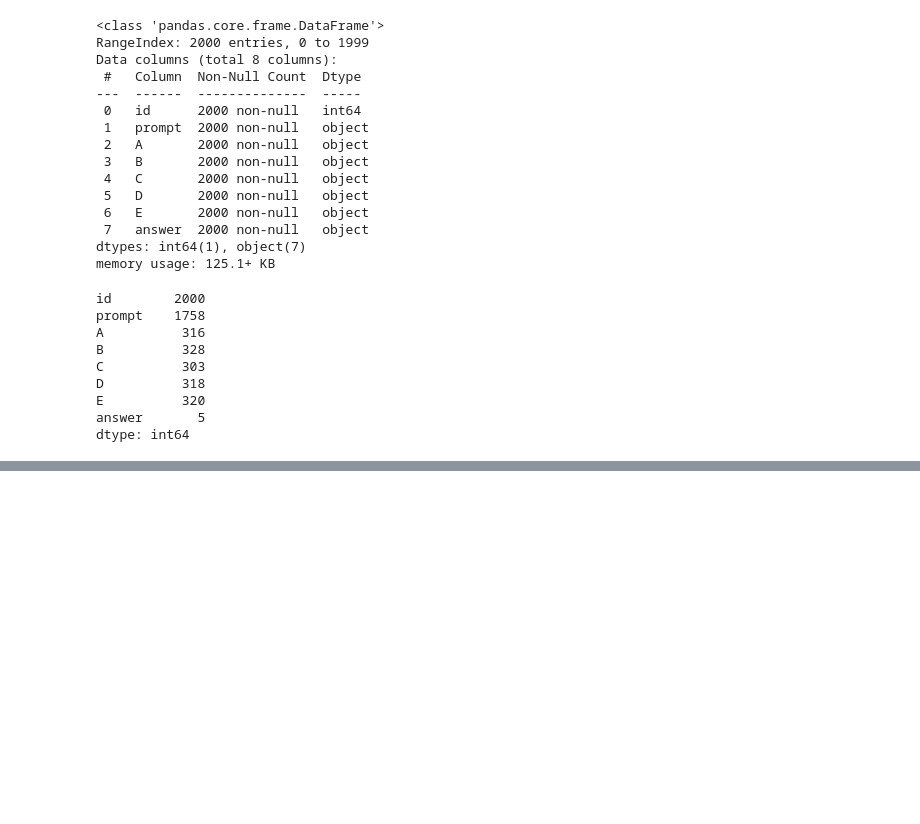
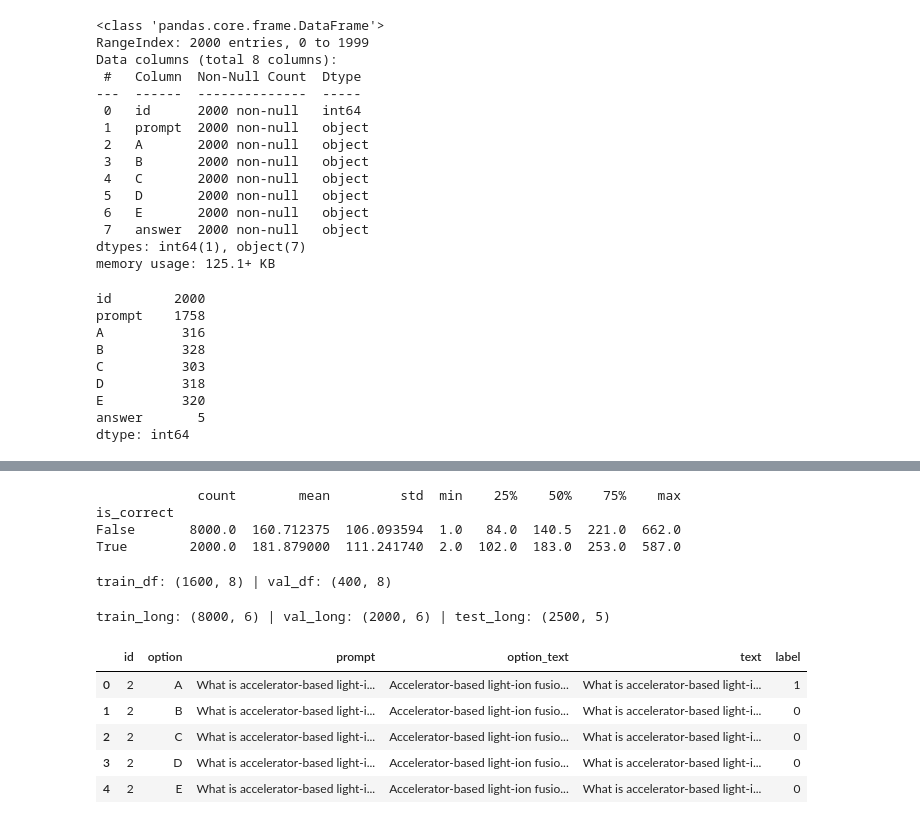
Before and after one commit to 24F2000187/DL-24f2000187-notebook-t22026, a Jupyter notebook: kaggle_notebook.ipynb, the cells around one changed output, grey strips where cells are left out. Cells and saved outputs as stored; diff of their text form; code cells hidden in the pictures; blank space fills up the shorter version.

```diff
--- a/kaggle_notebook.ipynb
+++ b/kaggle_notebook.ipynb
@@ -288,0 +240,57 @@ Requirement already satisfied: smmap<6,>=3.0.1 in /usr/local/lib/python3.12/dist
+# %%
+OPTIONS = ['A', 'B', 'C', 'D', 'E']
+
+len_records = []
+for _, r in train.iterrows():
+    for opt in OPTIONS:
+        len_records.append({
+            'is_correct': r['answer'] == opt,
+            'opt_len': len(str(r[opt])),
+        })
+len_df = pd.DataFrame(len_records)
+print(len_df.groupby('is_correct')['opt_len'].describe())
+# %% [output]
+             count        mean         std  min    25%    50%    75%    max
+is_correct
+False       8000.0  160.712375  106.093594  1.0   84.0  140.5  221.0  662.0
+True        2000.0  181.879000  111.241740  2.0  102.0  183.0  253.0  587.0
+# %%
+train_ids, val_ids = train_test_split(
+    train['id'], test_size=0.2, random_state=42, stratify=train['answer']
+)
+train_df = train[train['id'].isin(train_ids)].reset_index(drop=True)
+val_df = train[train['id'].isin(val_ids)].reset_index(drop=True)
+print('train_df:', train_df.shape, '| val_df:', val_df.shape)
+# %% [output]
+train_df: (1600, 8) | val_df: (400, 8)
+# %%
+def to_long_format(df, has_label=True):
+    rows = []
+    for _, r in df.iterrows():
+        for opt in OPTIONS:
+            row = {
+                'id': r['id'],
+                'option': opt,
+                'prompt': str(r['prompt']),
+                'option_text': str(r[opt]),
+                'text': str(r['prompt']) + ' [SEP] ' + str(r[opt]),
+            }
+            if has_label:
+                row['label'] = 1 if r['answer'] == opt else 0
+            rows.append(row)
+    return pd.DataFrame(rows)
+
+train_long = to_long_format(train_df, has_label=True)
+val_long = to_long_format(val_df, has_label=True)
+test_long = to_long_format(test, has_label=False)
+
+print('train_long:', train_long.shape, '| val_long:', val_long.shape, '| test_long:', test_long.shape)
+train_long.head(5)
+# %% [output]
+train_long: (8000, 6) | val_long: (2000, 6) | test_long: (2500, 5)
+|  | id | option | prompt | option_text | text | label |
+| 0 | 2 | A | What is accelerator-based light-i... | Accelerator-based light-ion fusio... | What is accelerator-based light-i... | 1 |
+| 1 | 2 | B | What is accelerator-based light-i... | Accelerator-based light-ion fusio... | What is accelerator-based light-i... | 0 |
+| 2 | 2 | C | What is accelerator-based light-i... | Accelerator-based light-ion fusio... | What is accelerator-based light-i... | 0 |
+| 3 | 2 | D | What is accelerator-based light-i... | Accelerator-based light-ion fusio... | What is accelerator-based light-i... | 0 |
+| 4 | 2 | E | What is accelerator-based light-i... | Accelerator-based light-ion fusio... | What is accelerator-based light-i... | 0 |
```
Also changed, not shown: parts of 15 cells of this notebook.
